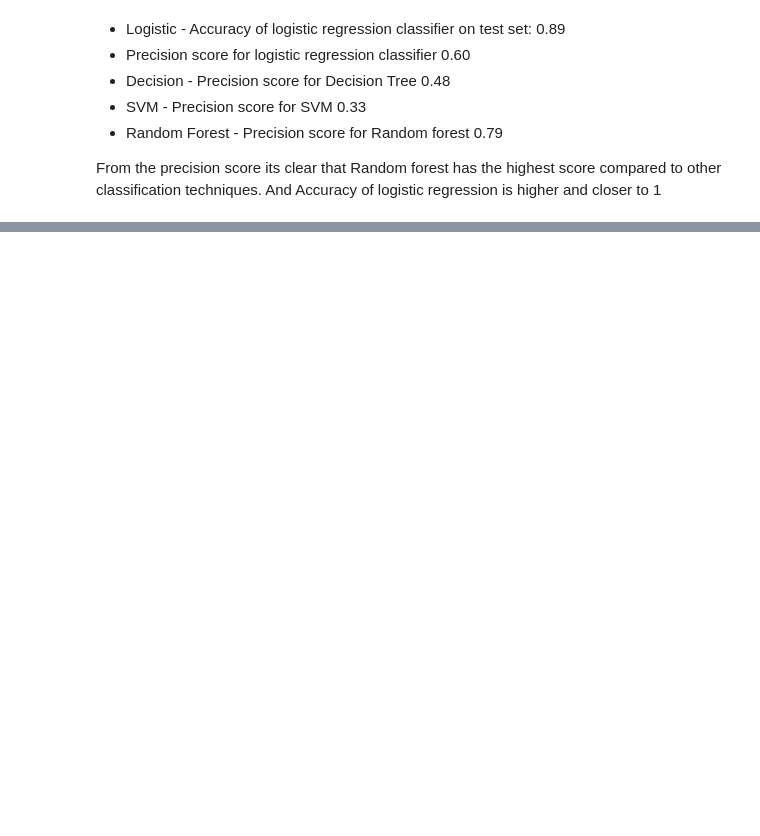
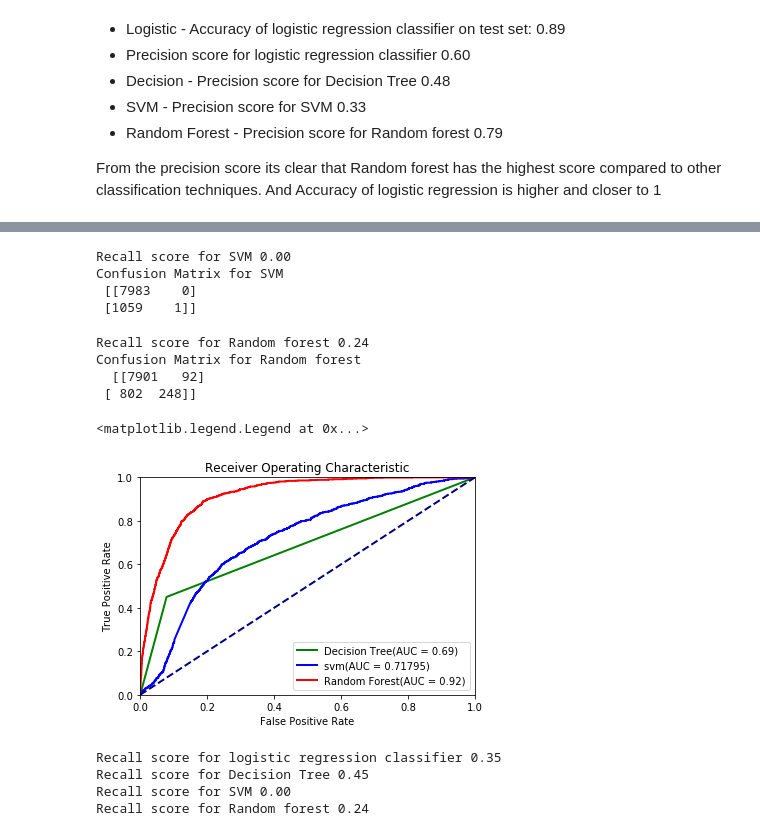
Before and after one commit to SoundaryaViji/capstone_project, a Jupyter notebook: BankMarketingML.ipynb, the cells around one changed output, grey strips where cells are left out. Saved outputs shown, nothing was run; the diff lists cells and outputs as text; code cells hidden in the pictures; blank space fills up the shorter version.

```diff
--- a/BankMarketingML.ipynb
+++ b/BankMarketingML.ipynb
@@ -400,0 +517,63 @@ Confusion Matrix for Random forest
+# %%
+x_train5, x_test5, y_train5, y_test5 = train_test_split(X3, Y3,test_size =0.2)
+# %%
+model_bayes = svm.SVC()
+
+model_bayes.fit(x_train5, y_train5)
+pred_bayes = model_bayes.fit(x_train5, y_train5)
+y_pred_bayes5 = pred_bayes.decision_function(x_test5)
+fprbayes, tprbayes, _= roc_curve(y_test5, y_pred_bayes5)
+roc_auc_bayes2 = auc(fprbayes, tprbayes)
+# %%
+print('Recall score for SVM {:.2f}'.format(recall_score(y_test5,pred_bayes.predict(x_test5))))
+print('Confusion Matrix for SVM \n', metrics.confusion_matrix(y_test5, pred_bayes.predict(x_test5)))
+# %% [output]
+Recall score for SVM 0.00
+Confusion Matrix for SVM
+ [[7983    0]
+ [1059    1]]
+# %%
+x_train6, x_test6, y_train6, y_test6 = train_test_split(X3, Y3,test_size =0.2)
+# %%
+model_rf = RandomForestClassifier(max_depth = 10, n_estimators = 150)
+model_pred = model_rf.fit(x_train6, y_train6)
+y_pred_rf6 = model_rf.predict_proba(x_test6)[:, 1]
+
+fpr_rf, tpr_rf, _ = roc_curve(y_test6, y_pred_rf6)
+roc_auc_rf3 = auc(fpr_rf, tpr_rf)
+# %%
+print('Recall score for Random forest {:.2f}'.format(recall_score(y_test6,model_pred.predict(x_test6))))
+print('Confusion Matrix for Random forest \n ', metrics.confusion_matrix(y_test6, model_pred.predict(x_test6)))
+# %% [output]
+Recall score for Random forest 0.24
+Confusion Matrix for Random forest
+  [[7901   92]
+ [ 802  248]]
+# %%
+plt.plot(fpr_dt, tpr_dt, color='green',
+         lw=2, label='Decision Tree(AUC = %0.2f)' % roc_auc_dt1)
+plt.plot(fprbayes, tprbayes, color='blue',
+         lw=2, label='svm(AUC = %0.5f)' % roc_auc_bayes2)
+plt.plot(fpr_rf, tpr_rf, color='red',
+         lw=2, label='Random Forest(AUC = %0.2f)' % roc_auc_rf3)
+plt.plot([0, 1], [0, 1], color='navy', lw=2, linestyle='--')
+
+plt.xlim([0.0, 1.0])
+plt.ylim([0.0, 1.0])
+plt.xlabel('False Positive Rate')
+plt.ylabel('True Positive Rate')
+plt.title('Receiver Operating Characteristic')
+plt.legend(loc="lower right")
+# %% [output]
+<matplotlib.legend.Legend at 0x...>
+[figure, added]
+# %%
+print('Recall score for logistic regression classifier {:.2f}'.format(recall_score(y_test3, y_pred3)))
+print('Recall score for Decision Tree {:.2f} '.format(recall_score(y_test4, y_pred_dt4)))
+print('Recall score for SVM {:.2f}'.format(recall_score(y_test5,pred_bayes.predict(x_test5))))
+print('Recall score for Random forest {:.2f}'.format(recall_score(y_test6,model_pred.predict(x_test6))))
+# %% [output]
+Recall score for logistic regression classifier 0.35
+Recall score for Decision Tree 0.45
+Recall score for SVM 0.00
+Recall score for Random forest 0.24
```
Also changed, not shown: parts of 28 cells of this notebook.
